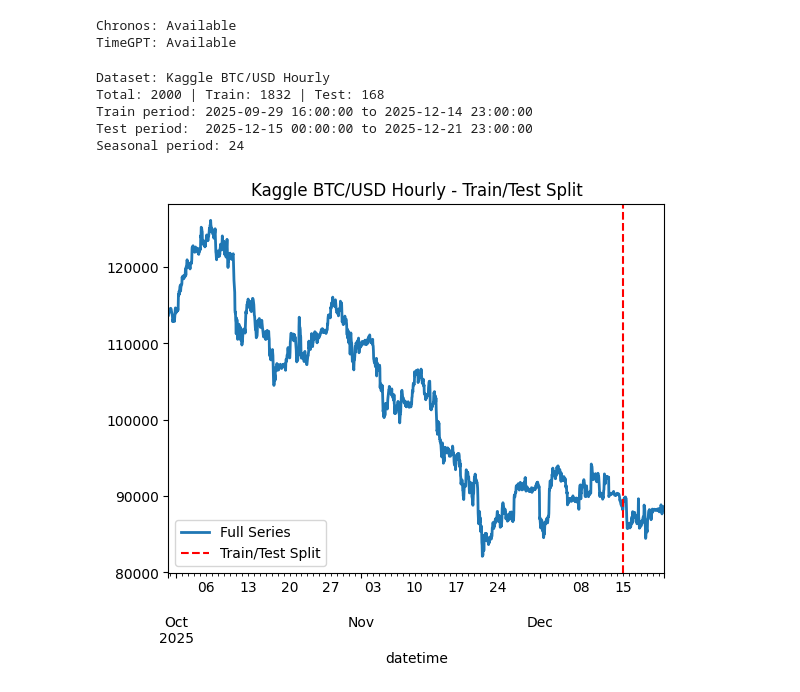
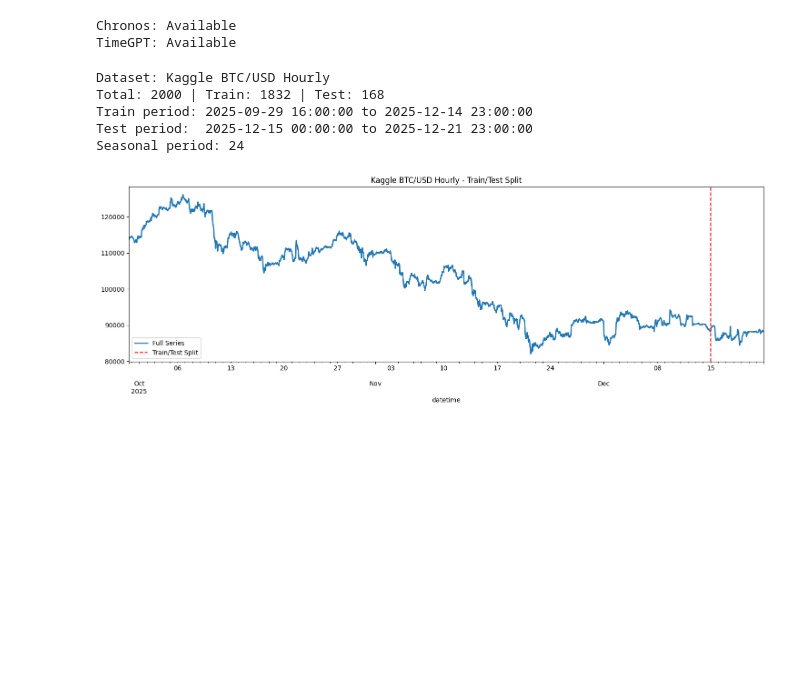
Before and after one commit to ContiHan/Statistika, a Jupyter notebook: forecasting/05_forecasting_kaggle_btcusd_hourly.ipynb, the cells around one changed output. Saved outputs shown, nothing was run; the diff lists cells and outputs as text; code cells hidden in the pictures; blank space fills up the shorter version.

```diff
--- a/forecasting/05_forecasting_kaggle_btcusd_hourly.ipynb
+++ b/forecasting/05_forecasting_kaggle_btcusd_hourly.ipynb
@@ -135,35 +134,35 @@ offset_map = {
     'D': pd.DateOffset(days=test_periods),
     'H': pd.DateOffset(hours=test_periods)
 }
 offset = offset_map.get(freq, pd.DateOffset(days=test_periods))
 
 train, test = series.split_after(pd.Timestamp(series.end_time()) - offset)
 
 # === SCALING (for Deep Learning models) ===
 # IMPORTANT: Scaler is fitted ONLY on training data to prevent data leakage
 scaler = Scaler()
 train_scaled = scaler.fit_transform(train)
 test_scaled = scaler.transform(test)  # Transform only, no fitting
 series_scaled = scaler.transform(series)
 
 print(f"Dataset: {DATASET_CONFIG['name']}")
 print(f"Total: {len(series)} | Train: {len(train)} | Test: {len(test)}")
 print(f"Train period: {train.start_time()} to {train.end_time()}")
 print(f"Test period:  {test.start_time()} to {test.end_time()}")
 print(f"Seasonal period: {DATASET_CONFIG['seasonal_period']}")
 
-series.plot(label='Full Series')
+series.plot(label='Full Series', figsize=(18, 5))
 plt.axvline(x=test.start_time(), color='red', linestyle='--', label='Train/Test Split')
 plt.title(f"{DATASET_CONFIG['name']} - Train/Test Split")
 plt.legend()
 plt.show()
 # %% [output]
 Dataset: Kaggle BTC/USD Hourly
 Total: 2000 | Train: 1832 | Test: 168
 Train period: 2025-09-29 16:00:00 to 2025-12-14 23:00:00
 Test period:  2025-12-15 00:00:00 to 2025-12-21 23:00:00
 Seasonal period: 24
-[figure, old version]
+[figure, new version]
 # %%
 # 3. Evaluation Metrics and Result Logging
 #
```
Also changed, not shown: parts of 6 cells of this notebook, 4 other files.
